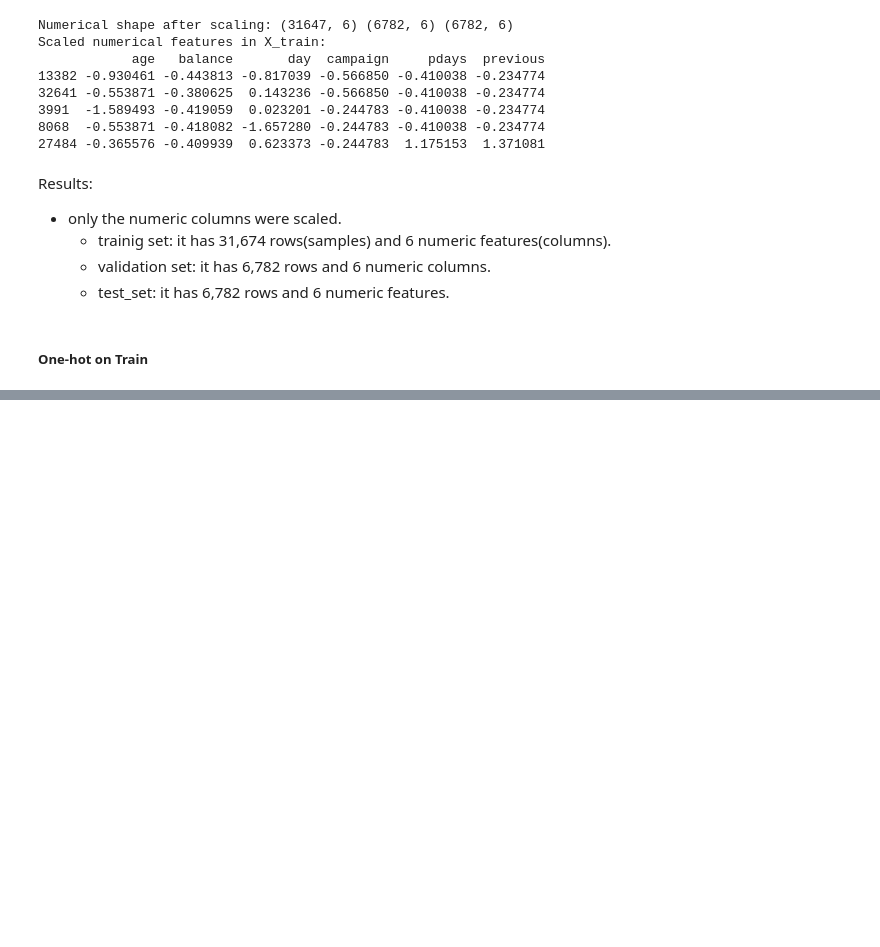
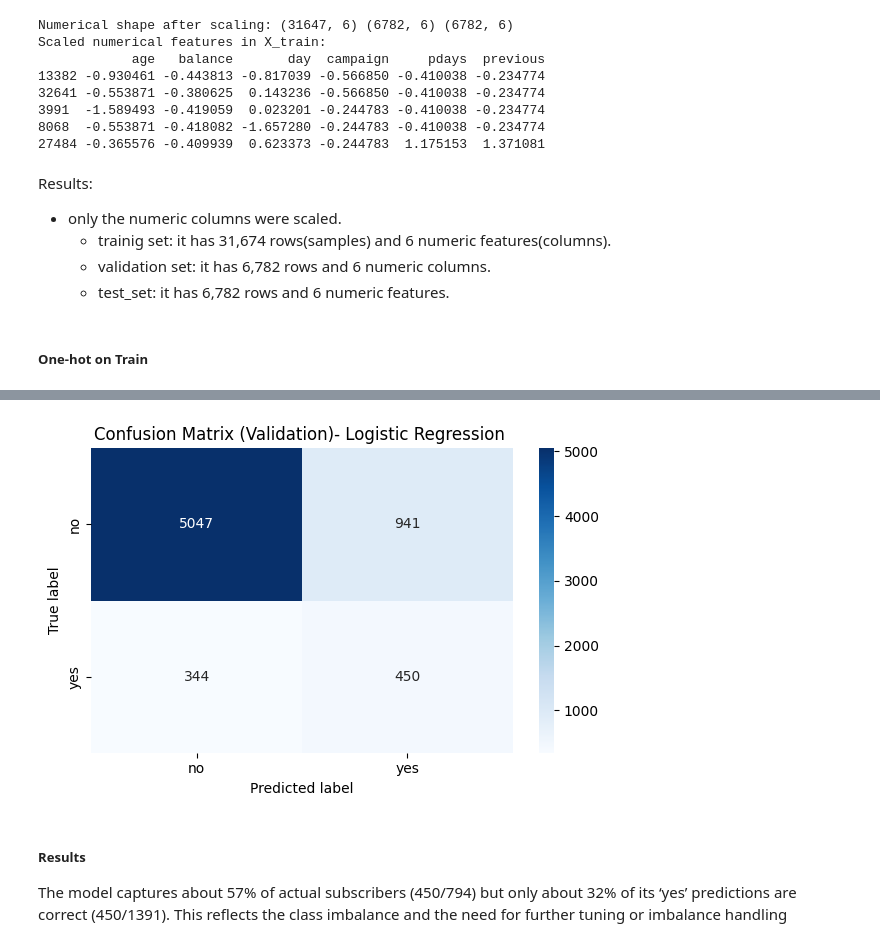
Before and after one commit to SuperDataScience-Community-Projects/SDS-CP038-banktermpredict, a Jupyter notebook: beginner/submissions/team-members/Mahtab/data-analysis.ipynb, the cells around one changed output, grey strips where cells are left out. Cells and saved outputs as stored; diff of their text form; code cells hidden in the pictures; blank space fills up the shorter version.

```diff
--- a/beginner/submissions/team-members/Mahtab/data-analysis.ipynb
+++ b/beginner/submissions/team-members/Mahtab/data-analysis.ipynb
@@ -1073,0 +1298,24 @@ Final feature names count: 41
+# %%
+
+
+# Display Confusion Matrix(Validation)
+probs = globals().get("probs_val_LR_UNW")
+thresh = globals().get("THRESH_LR_UNW")
+y_val_b = np.array(Y_val, dtype=int)
+y_pred = (probs >= thresh).astype(int)
+
+# Plot confusion matrix
+cm = confusion_matrix(y_val_b,y_pred)
+labels = ['no','yes']  # 0: No, 1: Yes
+plt.figure(figsize=(6,4))
+sns.heatmap(cm, annot=True, fmt='d', cmap='Blues', xticklabels=labels, yticklabels=labels)
+plt.xlabel('Predicted label')
+plt.ylabel('True label')
+plt.title('Confusion Matrix (Validation)- Logistic Regression ')
+plt.tight_layout()
+plt.show()
+# %% [output]
+[figure, added]
+# %% [markdown]
+##### Results
+The model captures about 57% of actual subscribers (450/794) but only about 32% of its ‘yes’ predictions are correct (450/1391). This reflects the class imbalance and the need for further tuning or imbalance handling
```
Also changed, not shown: parts of 38 cells of this notebook.
